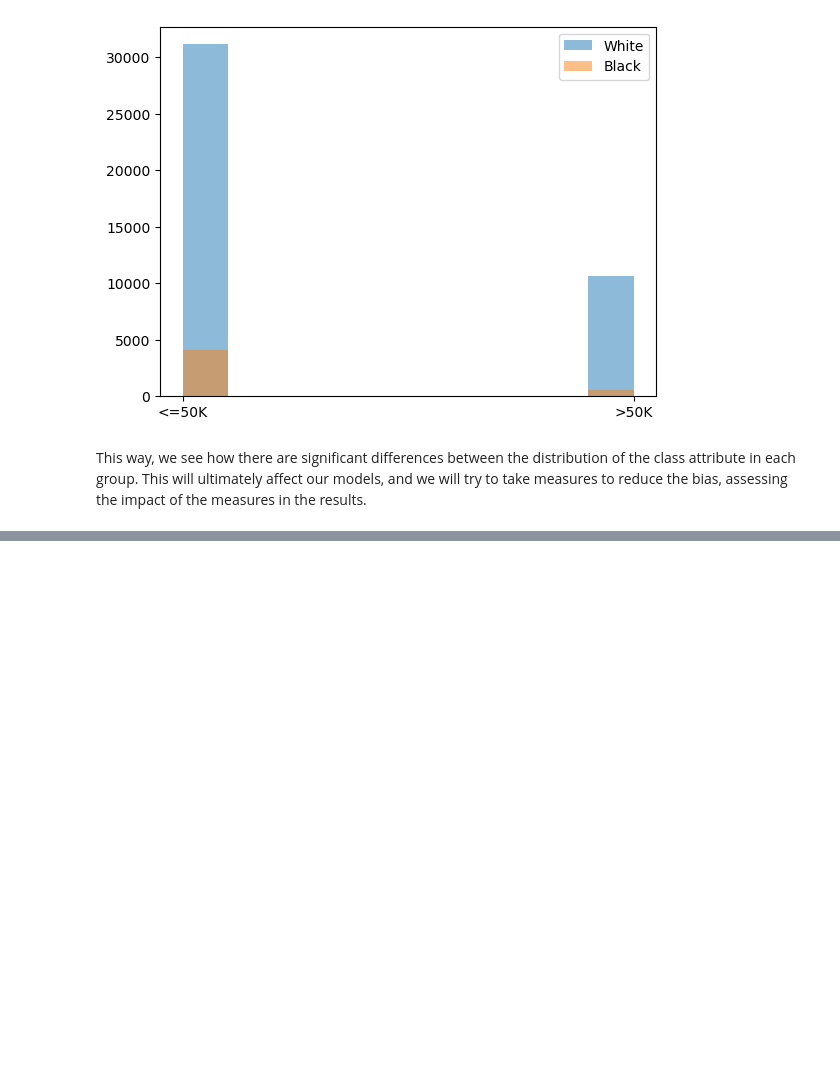
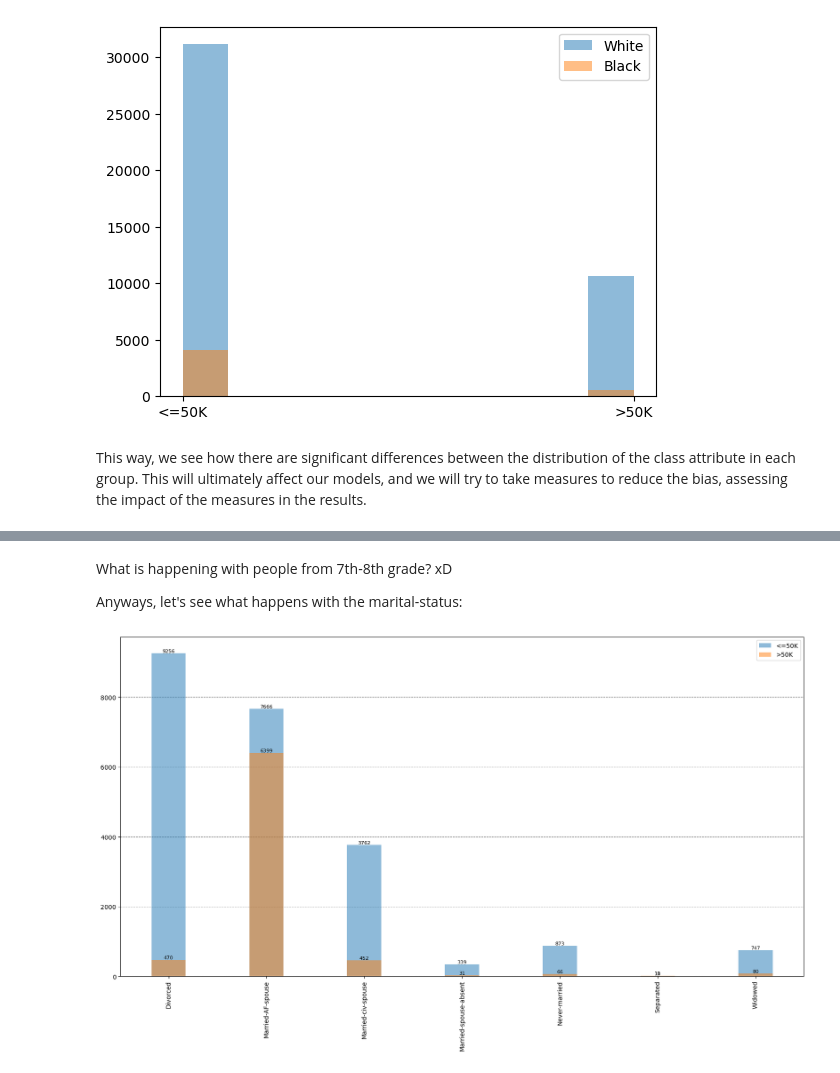
Before and after one commit to Lorenc1o/ML_Project, a Jupyter notebook: source/preliminars.ipynb, the cells around one changed output, grey strips where cells are left out. Cells and saved outputs as stored; diff of their text form; code cells hidden in the pictures; blank space fills up the shorter version.

```diff
--- a/source/preliminars.ipynb
+++ b/source/preliminars.ipynb
@@ -93,0 +370,26 @@ This way, we see how there are significant differences between the distribution
+# %% [markdown]
+What is happening with people from 7th-8th grade? xD
+
+Anyways, let's see what happens with the marital-status:
+# %%
+#plot the class against the marital-status, for each marital-status we plot the frequency of each class
+plt.figure(figsize=(20,10))
+labels = df['marital-status'].unique()
+#sort the labels
+labels.sort()
+bin_edges = np.arange(len(labels)+1) - 0.5
+bar_width = 0.35
+plt.hist(df[df['class'] == '<=50K']['marital-status'], alpha=0.5, label='<=50K', bins=bin_edges, align='mid', rwidth=bar_width)
+plt.hist(df[df['class'] == '>50K']['marital-status'], alpha=0.5, label='>50K', bins=bin_edges,align='mid', rwidth=bar_width)
+plt.legend(loc='upper right')
+#rotate the labels and change the numbers to the correspondent education
+plt.xticks(range(len(labels)), labels, rotation='vertical')
+#separate the bars
+plt.gca().set_axisbelow(True)
+plt.gca().yaxis.grid(color='gray', linestyle='dashed')
+#plot the values of each bar
+for i, v in enumerate(plt.gca().patches):
+    plt.gca().text(v.get_x() + v.get_width()/2., v.get_height(), str(int(v.get_height())), fontsize=8, color='black', ha='center', va='bottom')
+plt.show()
+# %% [output]
+[figure, added]
```
Also changed, not shown: parts of 40 cells of this notebook, 3 other files.
